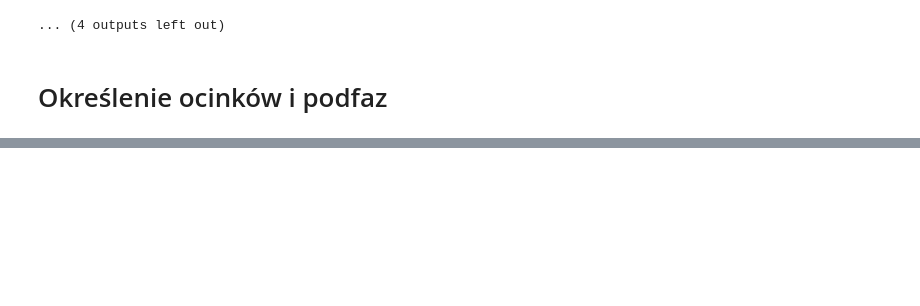
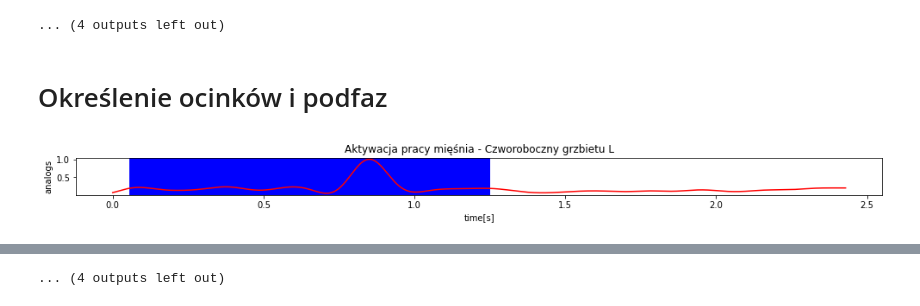
Before and after one commit to kkluwak/PJATK2020, a Jupyter notebook: RDCLabs/Praca_miesni.ipynb, the cells around one changed output, grey strips where cells are left out. Cells and saved outputs as stored; diff of their text form; code cells hidden in the pictures; blank space fills up the shorter version.

```diff
--- a/RDCLabs/Praca_miesni.ipynb
+++ b/RDCLabs/Praca_miesni.ipynb
@@ -282,5 +297,7 @@ def onset_offset_muscles_z_przesunieciem(data_path):
 
         #print(s,k)
 # %%
-# data_path3=r"Z:\baza\2020-08-05-B0444-S01-E02-T01-K03.c3d"
-# onset_offset_muscles(data_path3)
+data_path3=r"Z:\baza\2020-08-05-B0444-S01-E02-T01-K03.c3d"
+onset_offset_muscles(data_path3)
+# %% [output]
+[figure, added]
@@ -287 +315,2 @@ def onset_offset_muscles_z_przesunieciem(data_path):
+... (4 outputs left out)
 # %%
```
Also changed, not shown: parts of 19 cells of this notebook.
